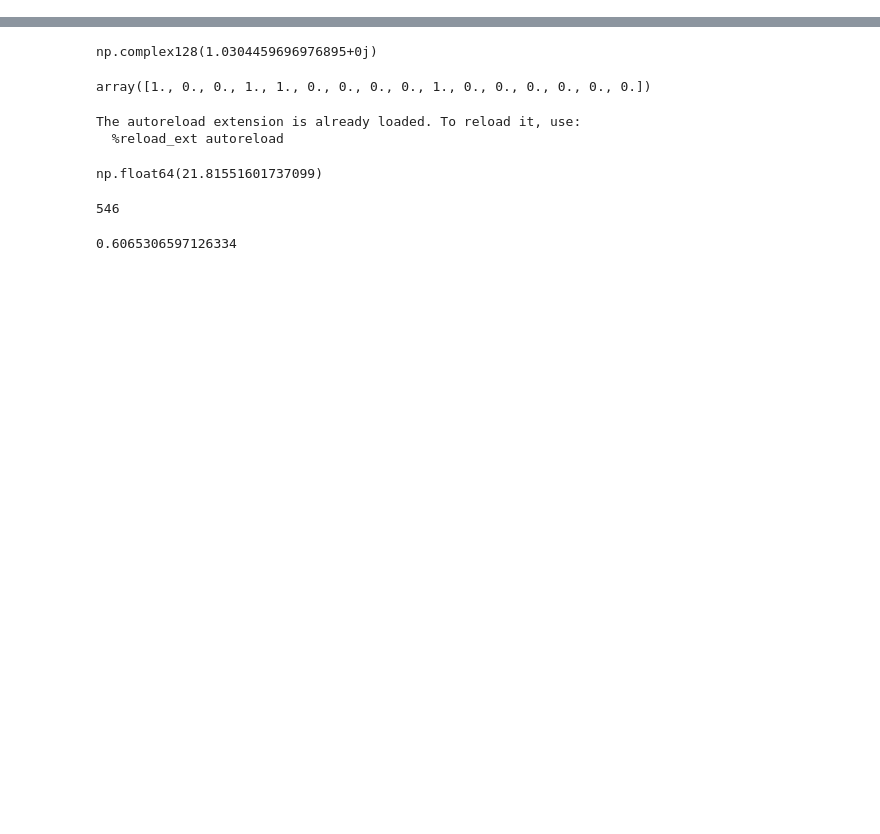
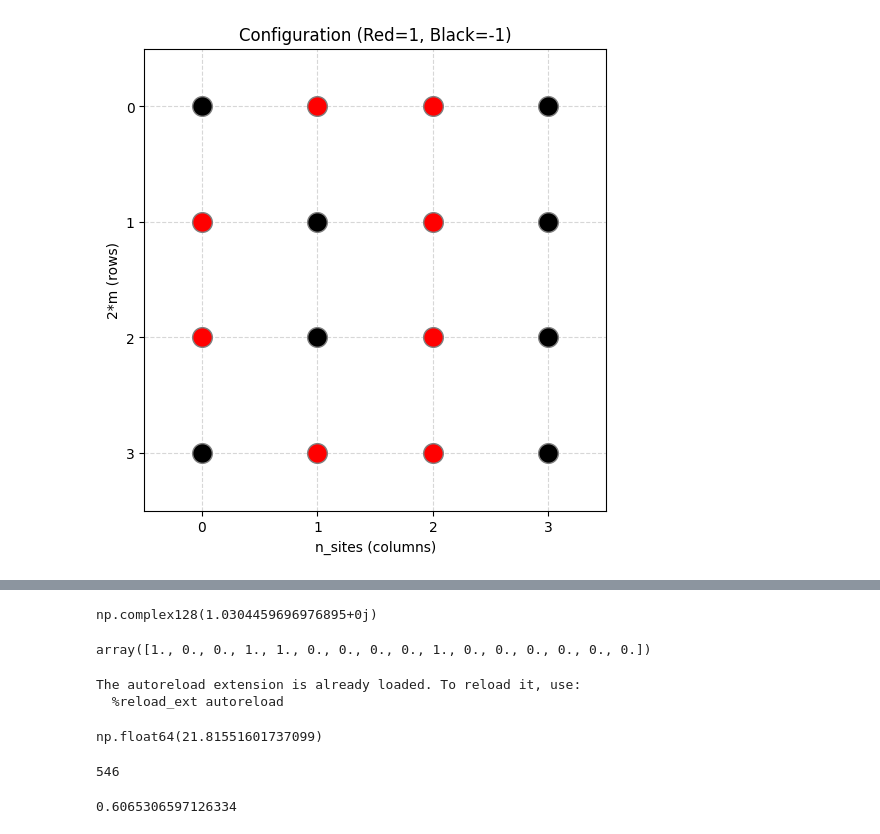
Before and after one commit to Jaymun723/quantum-monte-carlo, a Jupyter notebook: victor.ipynb, the cells around one changed output, grey strips where cells are left out. Saved outputs shown, nothing was run; the diff lists cells and outputs as text; code cells hidden in the pictures; blank space fills up the shorter version.

```diff
--- a/victor.ipynb
+++ b/victor.ipynb
@@ -4,0 +9,7 @@ from tqdm import tqdm
+# %%
+p = Problem(4, 1.0, 2.0, 10, 2)
+# %%
+w = random_wordline(p)
+w.debug()
+# %% [output]
+[figure, added]
```
Also changed, not shown: parts of 5 cells of this notebook, 2 other files.
